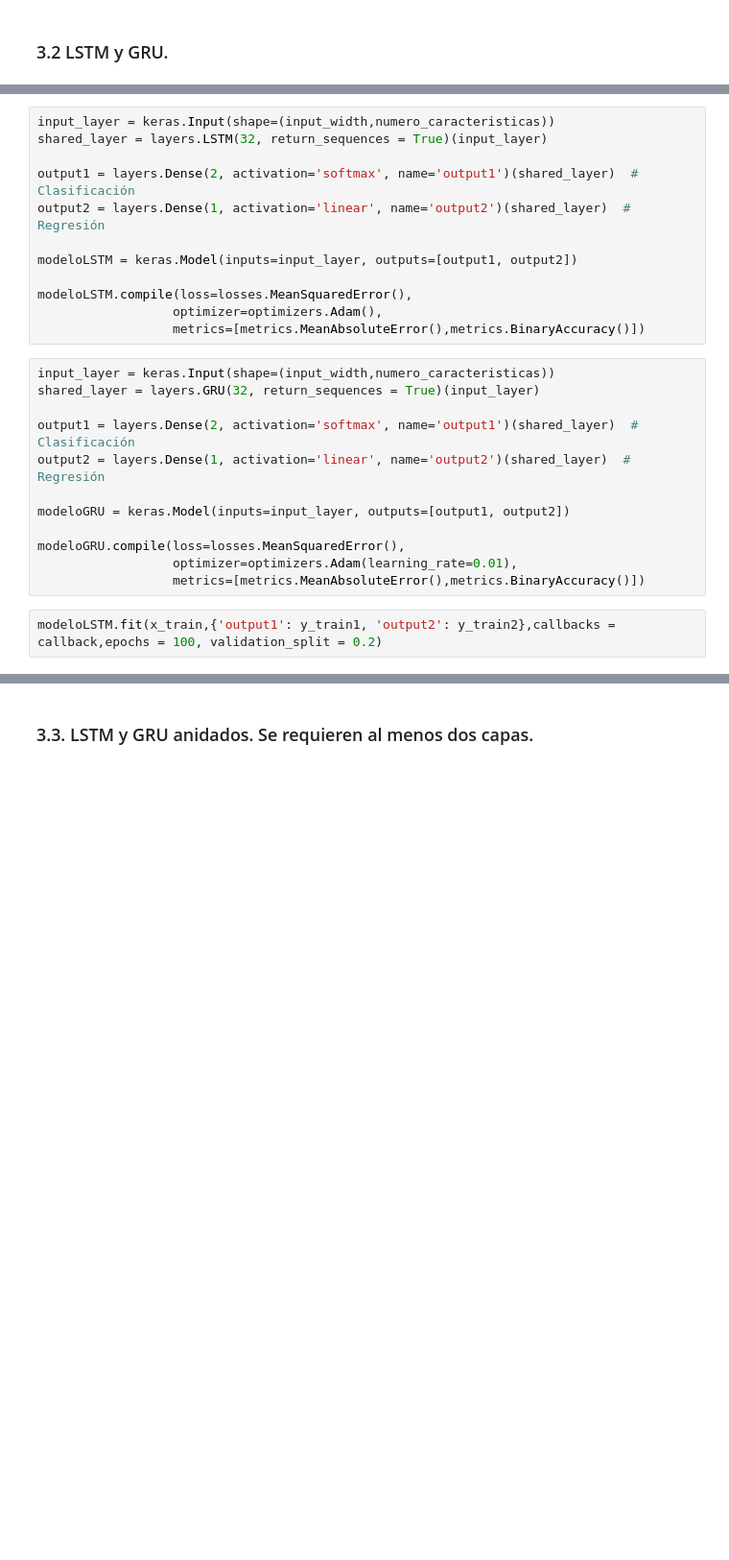
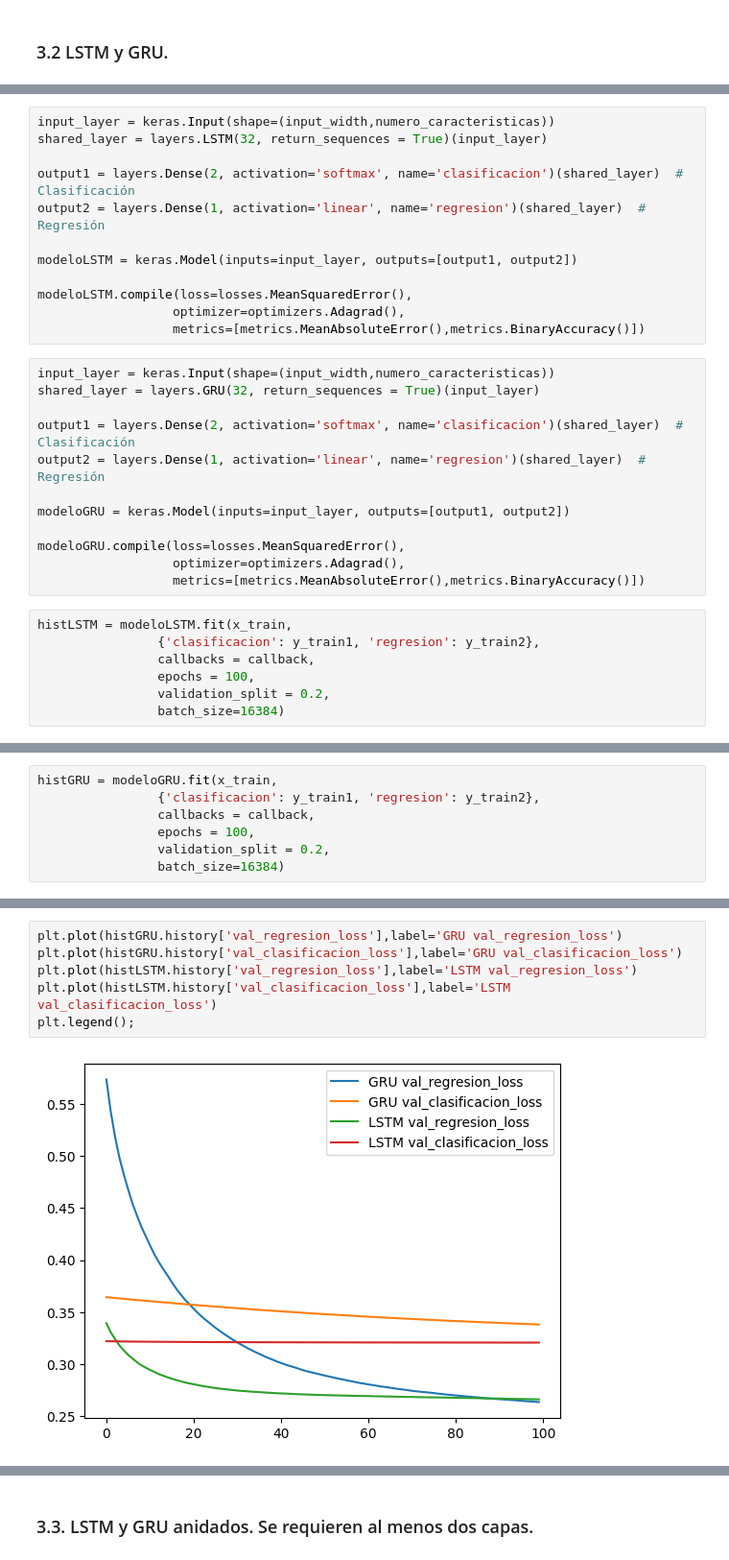
Before and after one commit to PepeRoConde/AP_FoleRomero, a Jupyter notebook: p4/p4.ipynb, the cells around one changed output, grey strips where cells are left out. Shown: that part at 96% size. Cells and saved outputs as stored; diff of their text form; blank space fills up the shorter version.

```diff
--- a/p4/p4.ipynb
+++ b/p4/p4.ipynb
@@ -489,27 +506,32 @@ En esta primera usaremos lstm y falta añadir un gru pero con return_sequences =
 input_layer = keras.Input(shape=(input_width,numero_caracteristicas))
 shared_layer = layers.LSTM(32, return_sequences = True)(input_layer)
 
-output1 = layers.Dense(2, activation='softmax', name='output1')(shared_layer)  # Clasificación
-output2 = layers.Dense(1, activation='linear', name='output2')(shared_layer)  # Regresión
+output1 = layers.Dense(2, activation='softmax', name='clasificacion')(shared_layer)  # Clasificación
+output2 = layers.Dense(1, activation='linear', name='regresion')(shared_layer)  # Regresión
 
 modeloLSTM = keras.Model(inputs=input_layer, outputs=[output1, output2])
 
 modeloLSTM.compile(loss=losses.MeanSquaredError(),
-                  optimizer=optimizers.Adam(),
+                  optimizer=optimizers.Adagrad(),
                   metrics=[metrics.MeanAbsoluteError(),metrics.BinaryAccuracy()])
 # %%
 input_layer = keras.Input(shape=(input_width,numero_caracteristicas))
 shared_layer = layers.GRU(32, return_sequences = True)(input_layer)
 
-output1 = layers.Dense(2, activation='softmax', name='output1')(shared_layer)  # Clasificación
-output2 = layers.Dense(1, activation='linear', name='output2')(shared_layer)  # Regresión
+output1 = layers.Dense(2, activation='softmax', name='clasificacion')(shared_layer)  # Clasificación
+output2 = layers.Dense(1, activation='linear', name='regresion')(shared_layer)  # Regresión
 
 modeloGRU = keras.Model(inputs=input_layer, outputs=[output1, output2])
 
 modeloGRU.compile(loss=losses.MeanSquaredError(),
-                  optimizer=optimizers.Adam(learning_rate=0.01),
+                  optimizer=optimizers.Adagrad(),
                   metrics=[metrics.MeanAbsoluteError(),metrics.BinaryAccuracy()])
 # %%
-modeloLSTM.fit(x_train,{'output1': y_train1, 'output2': y_train2},callbacks = callback,epochs = 100, validation_split = 0.2)
+histLSTM = modeloLSTM.fit(x_train,
+                {'clasificacion': y_train1, 'regresion': y_train2},
+                callbacks = callback,
+                epochs = 100,
+                validation_split = 0.2,
+                batch_size=16384)
 # %% [output]
 Epoch 1/100
@@ -532,0 +554,7 @@ Epoch 100/100
+# %%
+histGRU = modeloGRU.fit(x_train,
+                {'clasificacion': y_train1, 'regresion': y_train2},
+                callbacks = callback,
+                epochs = 100,
+                validation_split = 0.2,
+                batch_size=16384)
@@ -567,0 +595,8 @@ loss, loss_output1, loss_output2, acc_output1, mae_output2 = modeloGRU.evaluate(
+# %%
+plt.plot(histGRU.history['val_regresion_loss'],label='GRU val_regresion_loss')
+plt.plot(histGRU.history['val_clasificacion_loss'],label='GRU val_clasificacion_loss')
+plt.plot(histLSTM.history['val_regresion_loss'],label='LSTM val_regresion_loss')
+plt.plot(histLSTM.history['val_clasificacion_loss'],label='LSTM val_clasificacion_loss')
+plt.legend();
+# %% [output]
+[figure, added]
```
Also changed, not shown: parts of 25 cells of this notebook, 3 other files.
